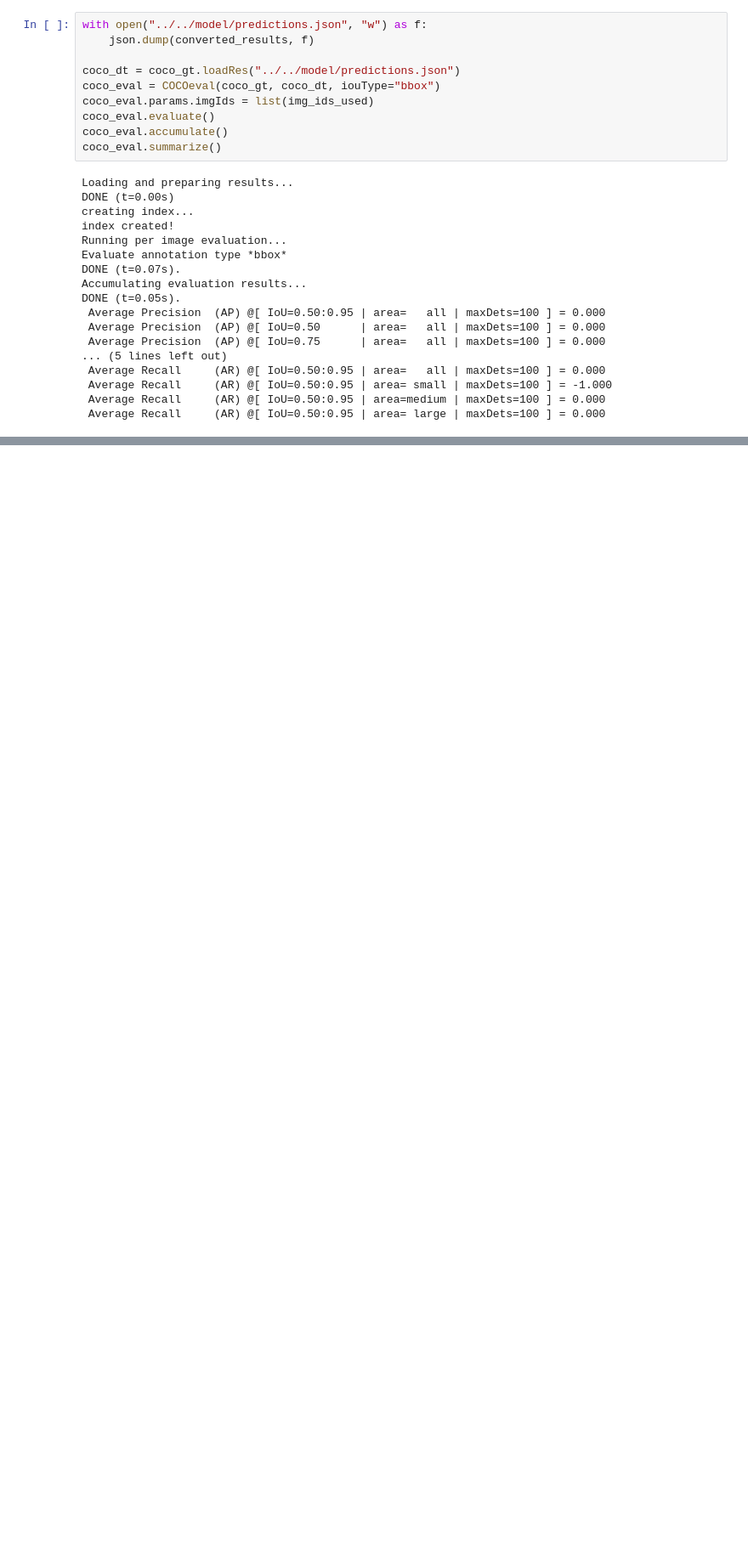
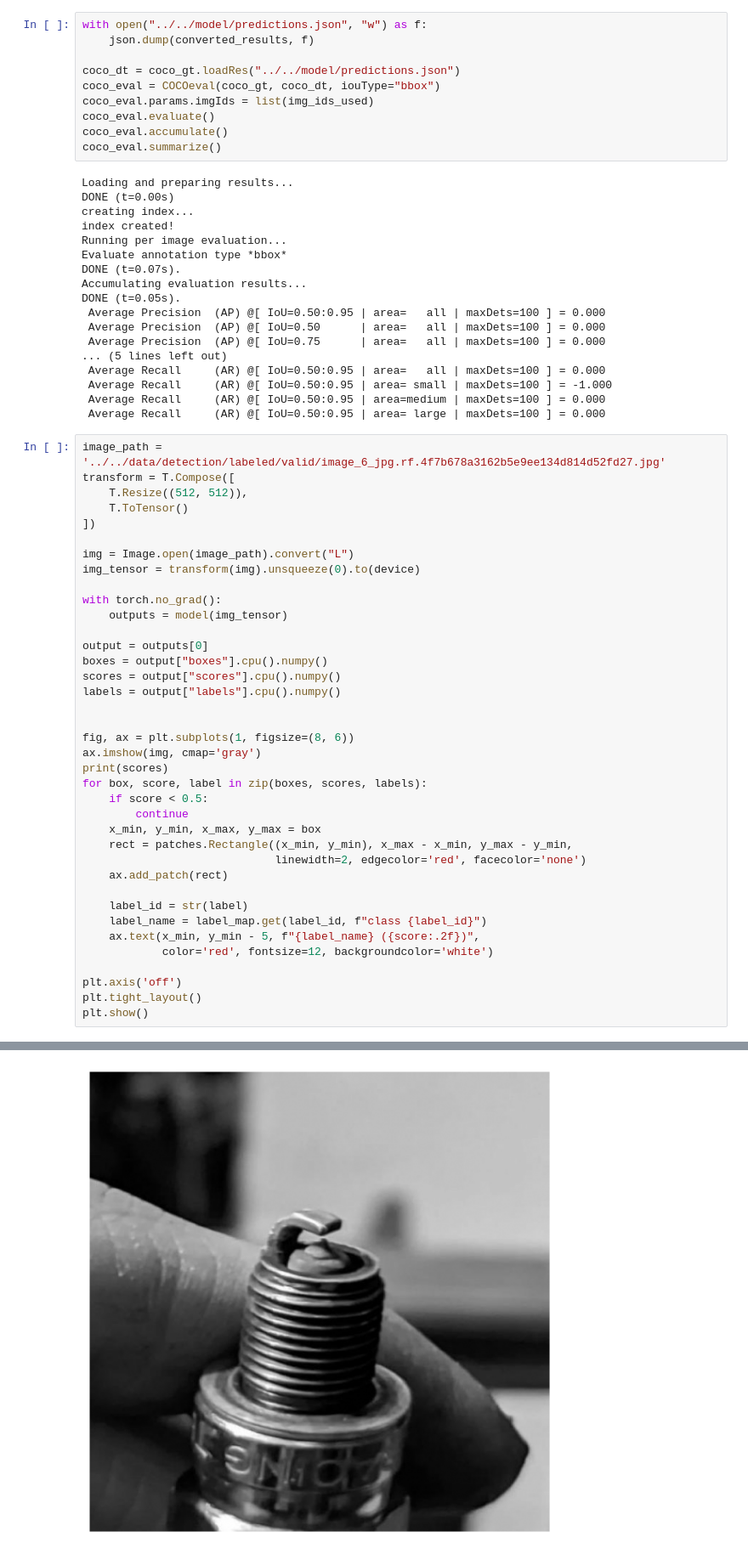
Before and after one commit to AsadillahRamadhan/spark-plug-classification, a Jupyter notebook: module/detection/testing.ipynb, the cells around one changed output, grey strips where cells are left out. Shown: that part at 85% size. Drawn from its saved outputs; the diff is of its cells as text; blank space fills up the shorter version.

Commit message:
[UPDATE] add prediction for one image and remove comment

```diff
--- a/module/detection/testing.ipynb
+++ b/module/detection/testing.ipynb
@@ -279,3 +263,42 @@ DONE (t=0.05s).
  Average Recall     (AR) @[ IoU=0.50:0.95 | area= small | maxDets=100 ] = -1.000
  Average Recall     (AR) @[ IoU=0.50:0.95 | area=medium | maxDets=100 ] = 0.000
  Average Recall     (AR) @[ IoU=0.50:0.95 | area= large | maxDets=100 ] = 0.000
+# %%
+image_path = '../../data/detection/labeled/valid/image_6_jpg.rf.4f7b678a3162b5e9ee134d814d52fd27.jpg'
+transform = T.Compose([
+    T.Resize((512, 512)),
+    T.ToTensor()
+])
+
+img = Image.open(image_path).convert("L")
+img_tensor = transform(img).unsqueeze(0).to(device)
+
+with torch.no_grad():
+    outputs = model(img_tensor)
+
+output = outputs[0]
+boxes = output["boxes"].cpu().numpy()
+scores = output["scores"].cpu().numpy()
+labels = output["labels"].cpu().numpy()
+
+
+fig, ax = plt.subplots(1, figsize=(8, 6))
+ax.imshow(img, cmap='gray')
+print(scores)
+for box, score, label in zip(boxes, scores, labels):
+    if score < 0.5:
+        continue
+    x_min, y_min, x_max, y_max = box
+    rect = patches.Rectangle((x_min, y_min), x_max - x_min, y_max - y_min,
+                             linewidth=2, edgecolor='red', facecolor='none')
+    ax.add_patch(rect)
+
+    label_id = str(label)
+    label_name = label_map.get(label_id, f"class {label_id}")
+    ax.text(x_min, y_min - 5, f"{label_name} ({score:.2f})",
+            color='red', fontsize=12, backgroundcolor='white')
+
+plt.axis('off')
+plt.tight_layout()
+plt.show()
+# %% [output]
@@ -281,0 +308 @@ DONE (t=0.05s).
+[figure, added]
```
Also changed, not shown: parts of 5 cells of this notebook, 1 other file.
